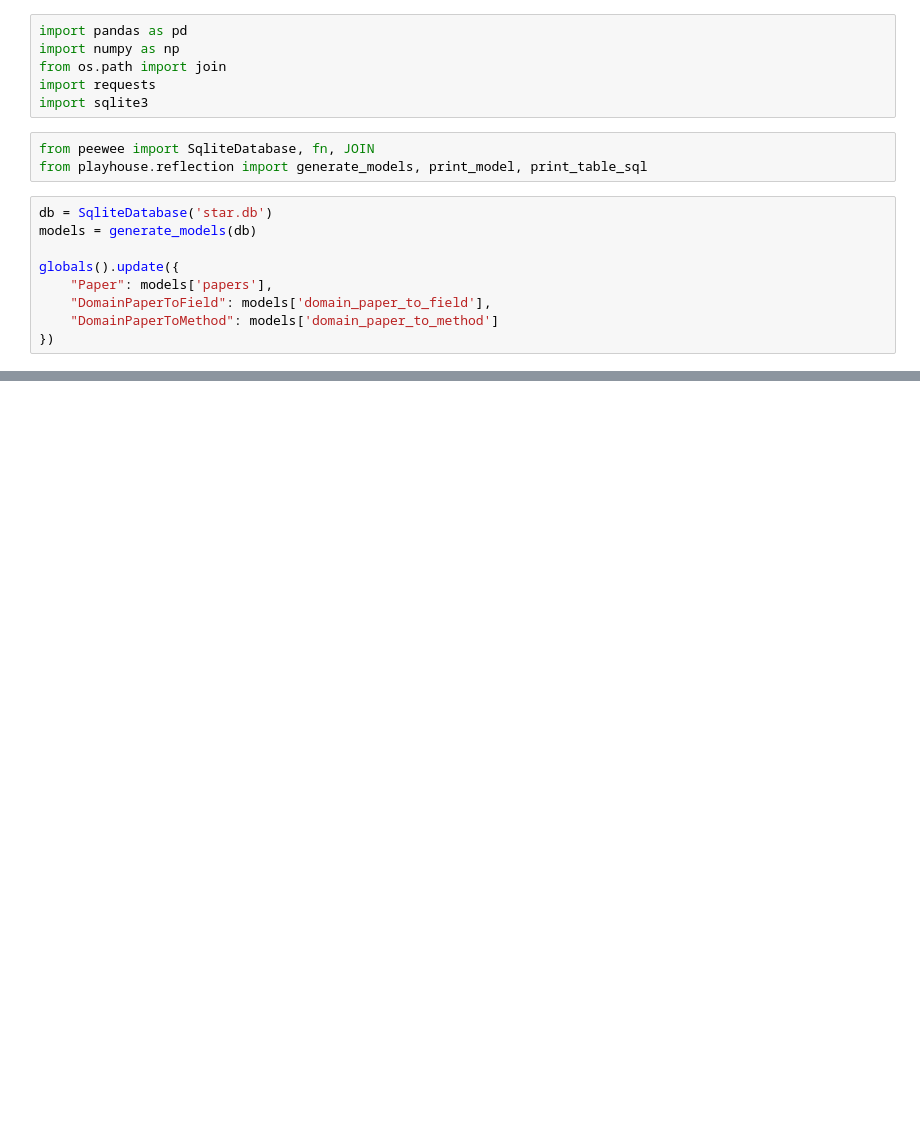
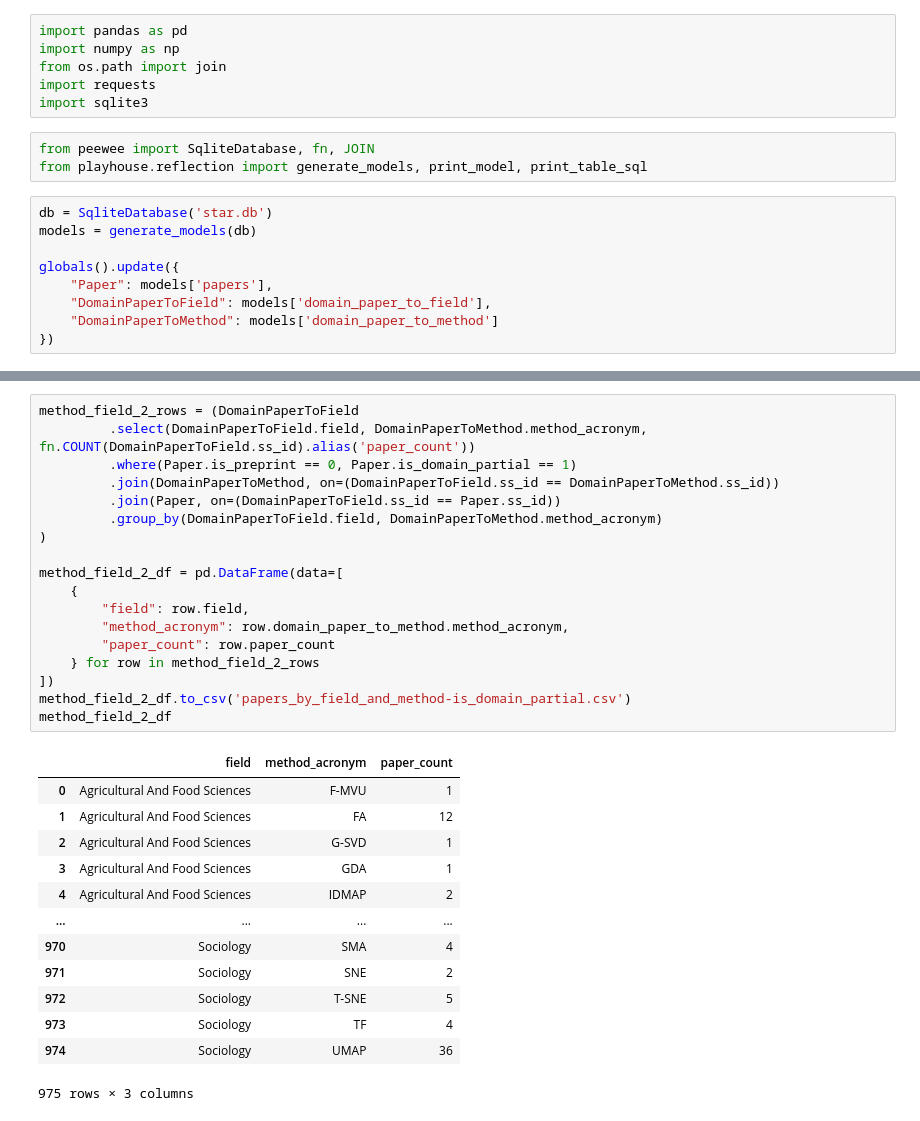
Before and after one commit to keller-mark/hd-vis-scripts, a Jupyter notebook: 03_plot_citations.ipynb, the cells around one changed output, grey strips where cells are left out. Saved outputs shown, nothing was run; the diff lists cells and outputs as text; blank space fills up the shorter version.

```diff
--- a/03_plot_citations.ipynb
+++ b/03_plot_citations.ipynb
@@ -101,3 +192,35 @@ method_field_df.to_csv('papers_by_field_and_method.csv')
+# %%
+method_field_2_rows = (DomainPaperToField
+         .select(DomainPaperToField.field, DomainPaperToMethod.method_acronym, fn.COUNT(DomainPaperToField.ss_id).alias('paper_count'))
+         .where(Paper.is_preprint == 0, Paper.is_domain_partial == 1)
+         .join(DomainPaperToMethod, on=(DomainPaperToField.ss_id == DomainPaperToMethod.ss_id))
+         .join(Paper, on=(DomainPaperToField.ss_id == Paper.ss_id))
+         .group_by(DomainPaperToField.field, DomainPaperToMethod.method_acronym)
+)
+
+method_field_2_df = pd.DataFrame(data=[
+    {
+        "field": row.field,
+        "method_acronym": row.domain_paper_to_method.method_acronym,
+        "paper_count": row.paper_count
+    } for row in method_field_2_rows
+])
+method_field_2_df.to_csv('papers_by_field_and_method-is_domain_partial.csv')
+method_field_2_df
+# %% [output]
+|  | field | method_acronym | paper_count |
+| 0 | Agricultural And Food Sciences | F-MVU | 1 |
+| 1 | Agricultural And Food Sciences | FA | 12 |
+| 2 | Agricultural And Food Sciences | G-SVD | 1 |
+| 3 | Agricultural And Food Sciences | GDA | 1 |
+| 4 | Agricultural And Food Sciences | IDMAP | 2 |
+| ... | ... | ... | ... |
+| 970 | Sociology | SMA | 4 |
+| 971 | Sociology | SNE | 2 |
+| 972 | Sociology | T-SNE | 5 |
+| 973 | Sociology | TF | 4 |
+| 974 | Sociology | UMAP | 36 |
+975 rows × 3 columns
 # %%
 method_venue_rows = (DomainPaperToMethod
          .select(DomainPaperToMethod.method_acronym, Paper.venue, fn.COUNT(Paper.ss_id).alias('paper_count'))
```
Also changed, not shown: parts of 9 cells of this notebook, 2 other files.
